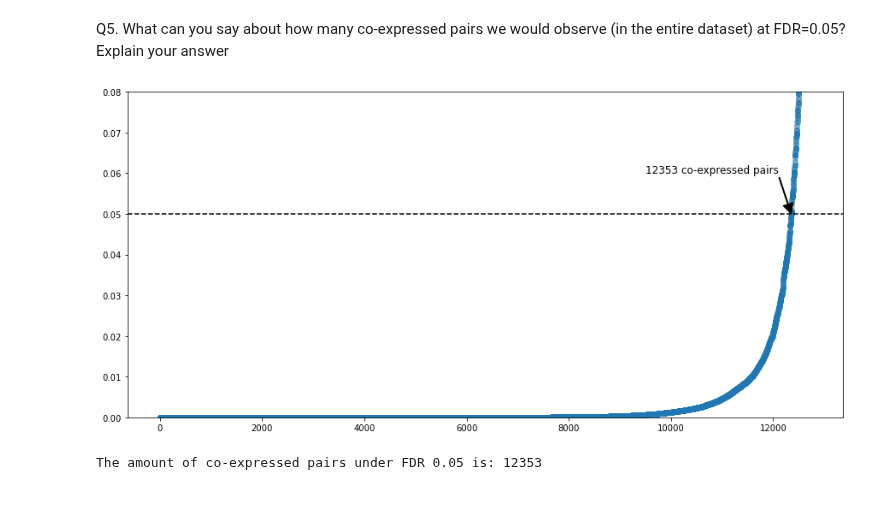
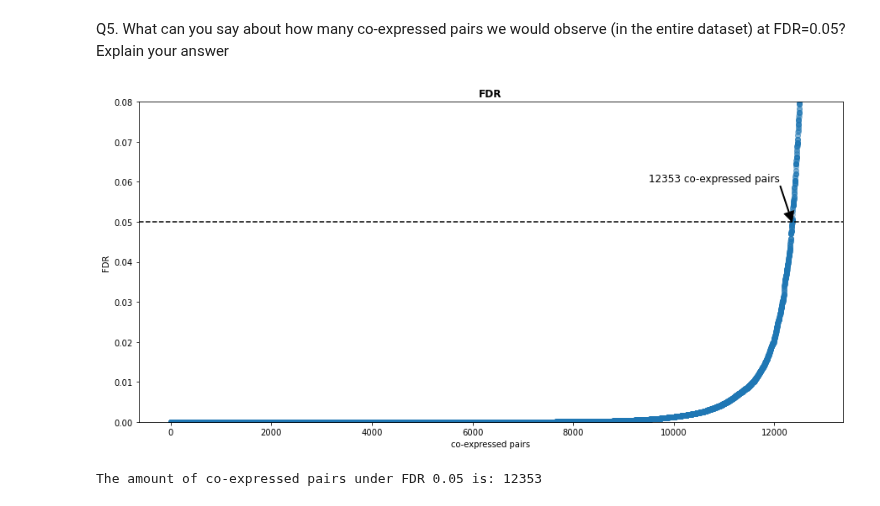
Before and after one commit to Oren-Ben/IDC, a Jupyter notebook: statistics/fourth_ex/204079453_205714447.ipynb, the cells around one changed output. Drawn from its saved outputs; the diff is of its cells as text; code cells hidden in the pictures.

```diff
--- a/statistics/fourth_ex/204079453_205714447.ipynb
+++ b/statistics/fourth_ex/204079453_205714447.ipynb
@@ -340,12 +344,16 @@ index = np.searchsorted(fdr, 0.05)
 # %%
 fig, ax = plt.subplots(figsize=(15,7))
 plt.scatter(np.arange(1,len(p_values_arr)+1),fdr,alpha=0.3)
 plt.ylim((0, 0.08))
 ax.axhline(0.05, c='black',linestyle='--')
 ax.annotate(str(index)+' co-expressed pairs', xy=(index,0.05), xytext=(9500,0.06),size=12, arrowprops=dict(width=1, fc='black'))
+plt.title("FDR", fontweight='bold')
+plt.xlabel("co-expressed pairs")
+plt.ylabel("FDR")
+
 plt.show()
 # %% [output]
-[figure, old version]
+[figure, new version]
 # %%
 print(f"The amount of co-expressed pairs under FDR 0.05 is: {index}")
 # %% [output]
```
Also changed, not shown: parts of 17 cells of this notebook.
